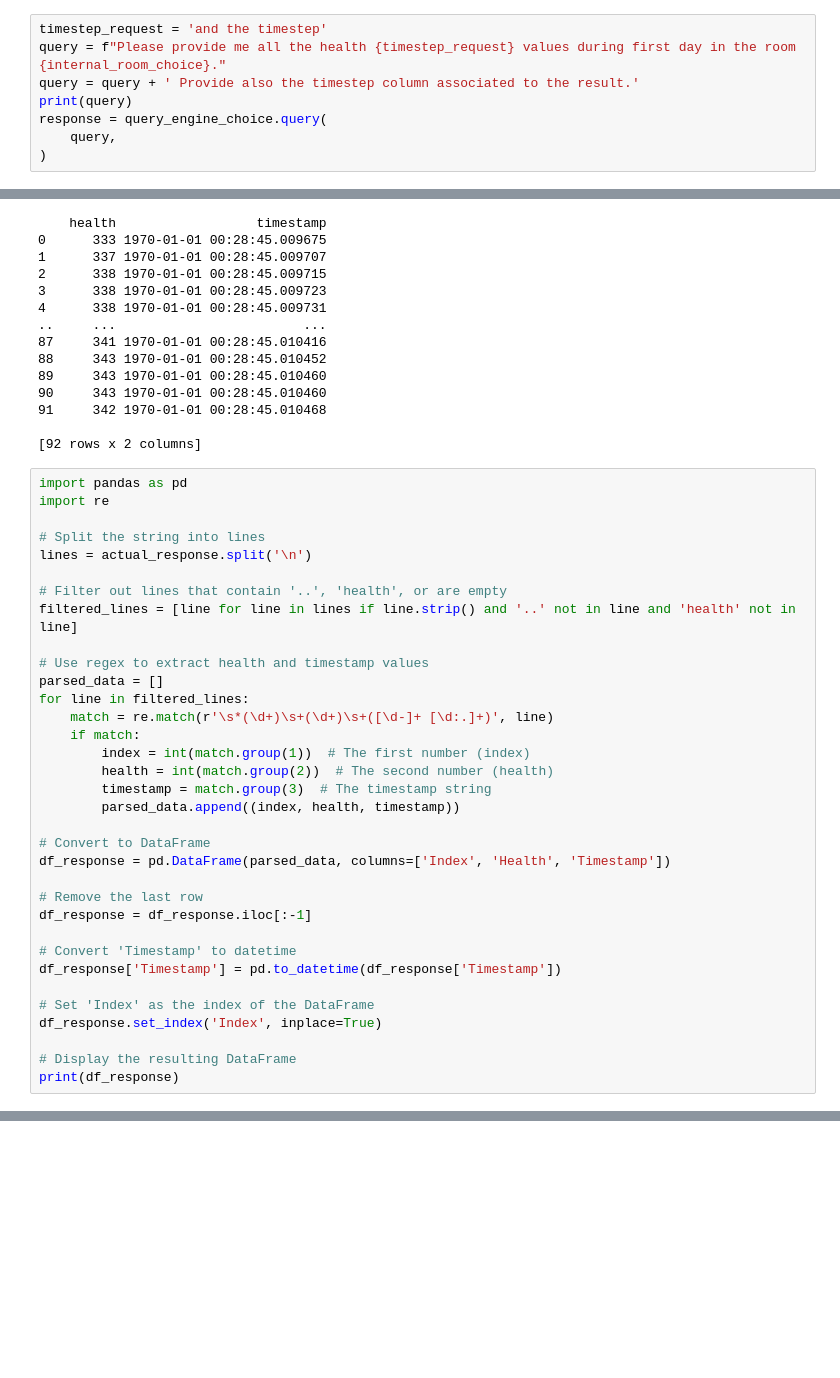
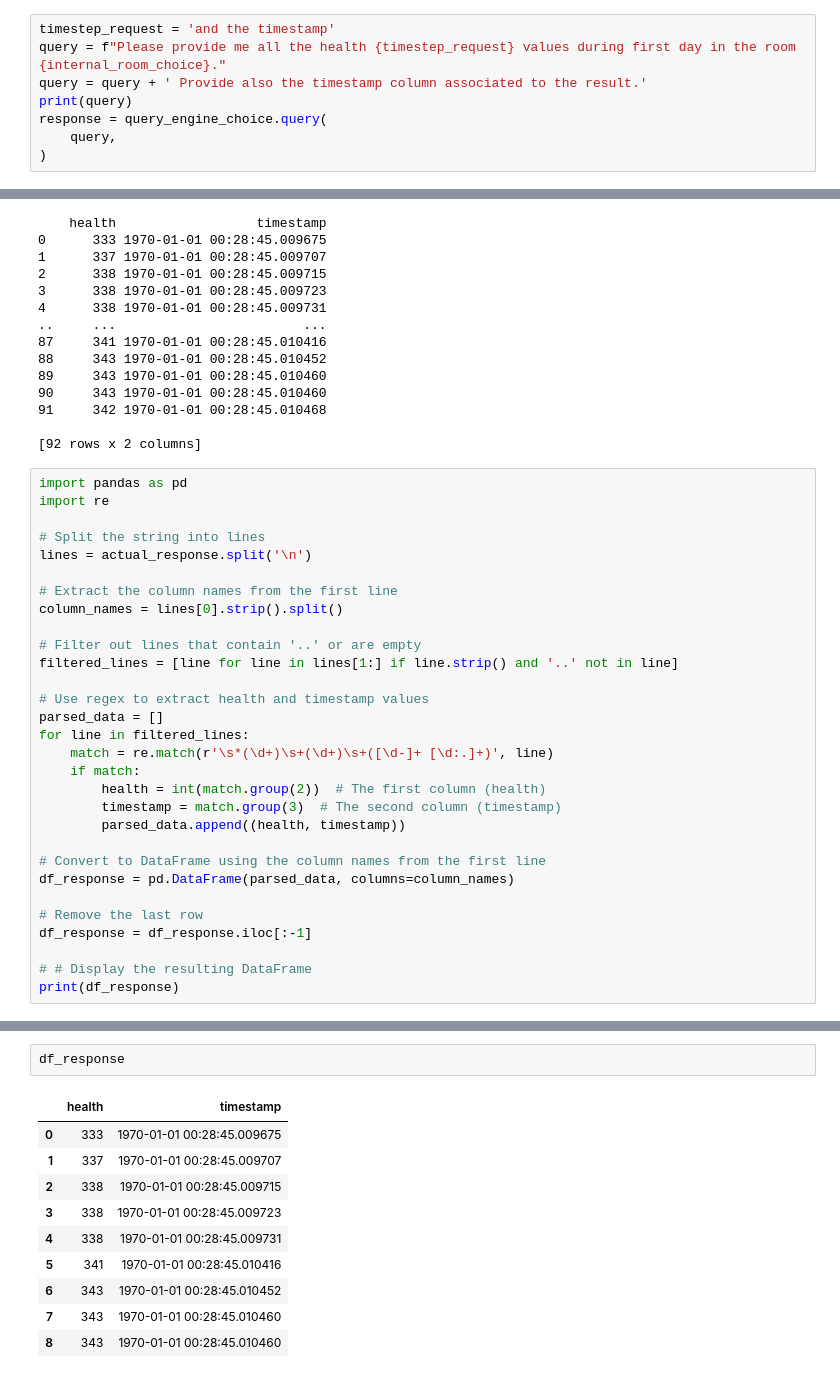
Before and after one commit to alessioborgi/CareConnect, a Jupyter notebook: RAG_Multi.ipynb, the cells around one changed output, grey strips where cells are left out. Saved outputs shown, nothing was run; the diff lists cells and outputs as text; blank space fills up the shorter version.

```diff
--- a/RAG_Multi.ipynb
+++ b/RAG_Multi.ipynb
@@ -216,9 +218,9 @@ elif internal_external_choice == "external":
 else:
     raise ValueError(f"Unknown choice for internal_external_choice: {internal_external_choice}")
 # %%
-timestep_request = 'and the timestep'
+timestep_request = 'and the timestamp'
 query = f"Please provide me all the health {timestep_request} values during first day in the room {internal_room_choice}."
-query = query + ' Provide also the timestep column associated to the result.'
+query = query + ' Provide also the timestamp column associated to the result.'
 print(query)
 response = query_engine_choice.query(
     query,
@@ -269,31 +271,27 @@ import re
 # Split the string into lines
 lines = actual_response.split('\n')
 
-# Filter out lines that contain '..', 'health', or are empty
-filtered_lines = [line for line in lines if line.strip() and '..' not in line and 'health' not in line]
+# Extract the column names from the first line
+column_names = lines[0].strip().split()
+
+# Filter out lines that contain '..' or are empty
+filtered_lines = [line for line in lines[1:] if line.strip() and '..' not in line]
 
 # Use regex to extract health and timestamp values
 parsed_data = []
 for line in filtered_lines:
     match = re.match(r'\s*(\d+)\s+(\d+)\s+([\d-]+ [\d:.]+)', line)
     if match:
-        index = int(match.group(1))  # The first number (index)
-        health = int(match.group(2))  # The second number (health)
-        timestamp = match.group(3)  # The timestamp string
-        parsed_data.append((index, health, timestamp))
+        health = int(match.group(2))  # The first column (health)
+        timestamp = match.group(3)  # The second column (timestamp)
+        parsed_data.append((health, timestamp))
 
-# Convert to DataFrame
-df_response = pd.DataFrame(parsed_data, columns=['Index', 'Health', 'Timestamp'])
+# Convert to DataFrame using the column names from the first line
+df_response = pd.DataFrame(parsed_data, columns=column_names)
 
 # Remove the last row
 df_response = df_response.iloc[:-1]
 
-# Convert 'Timestamp' to datetime
-df_response['Timestamp'] = pd.to_datetime(df_response['Timestamp'])
-
-# Set 'Index' as the index of the DataFrame
-df_response.set_index('Index', inplace=True)
-
-# Display the resulting DataFrame
+# # Display the resulting DataFrame
 print(df_response)
 # %% [output]
@@ -311,3 +308,16 @@ Index
+# %%
+df_response
+# %% [output]
+|  | health | timestamp |
+| 0 | 333 | 1970-01-01 00:28:45.009675 |
+| 1 | 337 | 1970-01-01 00:28:45.009707 |
+| 2 | 338 | 1970-01-01 00:28:45.009715 |
+| 3 | 338 | 1970-01-01 00:28:45.009723 |
+| 4 | 338 | 1970-01-01 00:28:45.009731 |
+| 5 | 341 | 1970-01-01 00:28:45.010416 |
+| 6 | 343 | 1970-01-01 00:28:45.010452 |
+| 7 | 343 | 1970-01-01 00:28:45.010460 |
+| 8 | 343 | 1970-01-01 00:28:45.010460 |
 # %%
 from openai import OpenAI
 client = OpenAI(api_key=oaikey)
```
Also changed, not shown: parts of 8 cells of this notebook.
